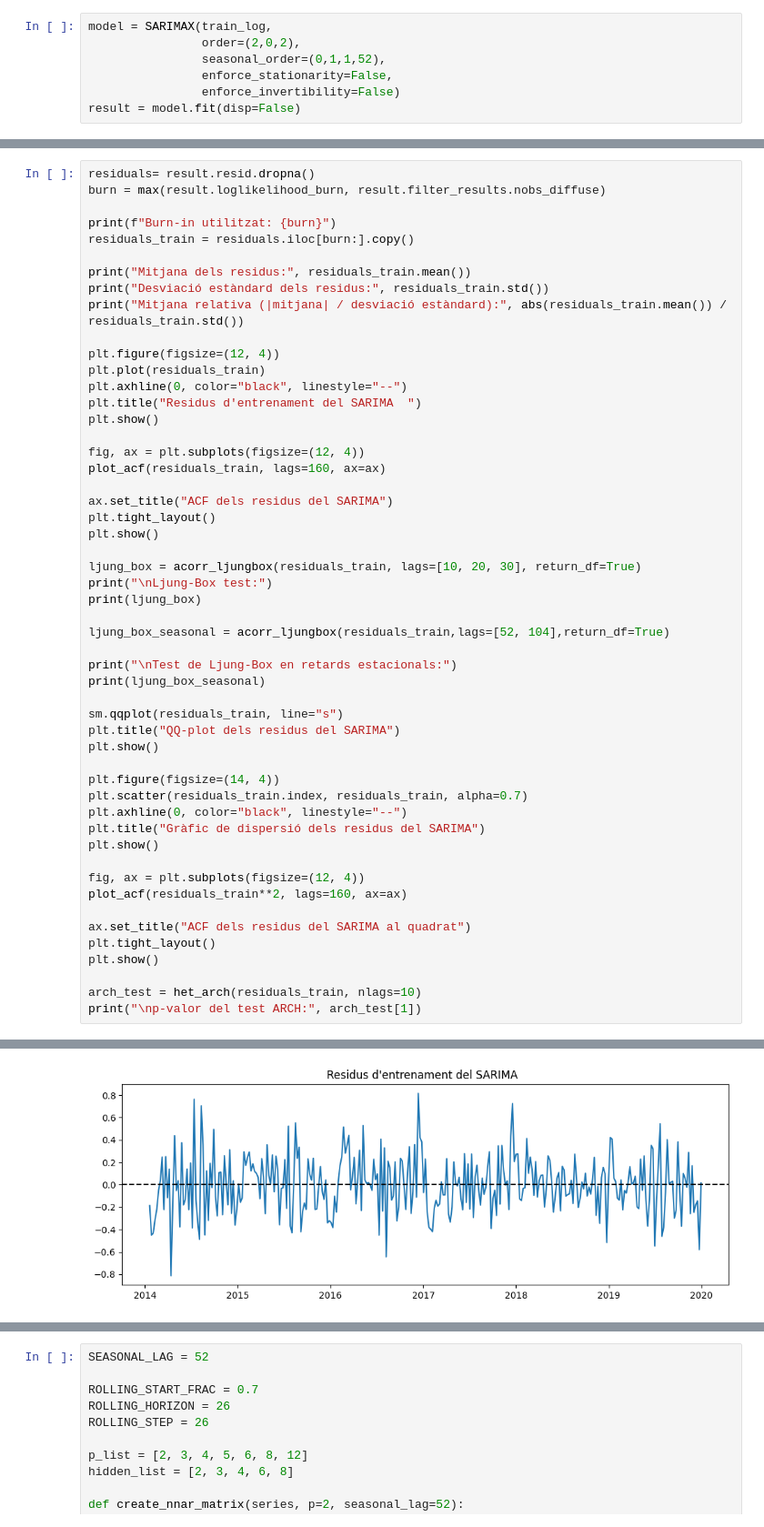
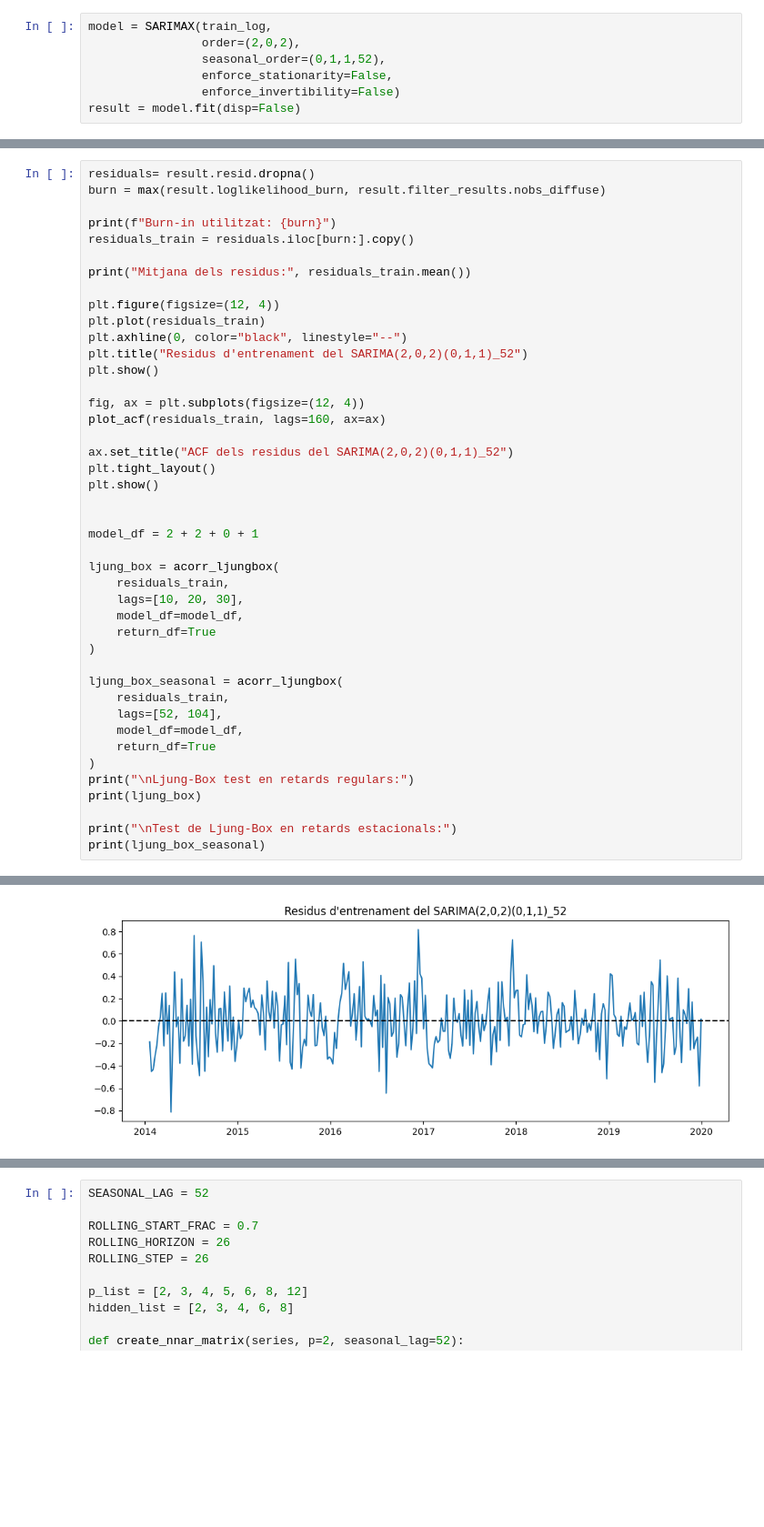
Before and after one commit to NIU1605347/modelitzacio-series-temporals-sarima-hibrid, a Jupyter notebook: notebooks/01_HIBRID_serie1.ipynb, the cells around one changed output, grey strips where cells are left out. Shown at 91% size. Saved outputs shown, nothing was run; the diff lists cells and outputs as text; blank space fills up the shorter version.

```diff
--- a/notebooks/01_HIBRID_serie1.ipynb
+++ b/notebooks/01_HIBRID_serie1.ipynb
@@ -118,50 +97,41 @@ print(f"Burn-in utilitzat: {burn}")
 residuals_train = residuals.iloc[burn:].copy()
 
 print("Mitjana dels residus:", residuals_train.mean())
-print("Desviació estàndard dels residus:", residuals_train.std())
-print("Mitjana relativa (|mitjana| / desviació estàndard):", abs(residuals_train.mean()) / residuals_train.std())
 
 plt.figure(figsize=(12, 4))
 plt.plot(residuals_train)
 plt.axhline(0, color="black", linestyle="--")
-plt.title("Residus d'entrenament del SARIMA  ")
+plt.title("Residus d'entrenament del SARIMA(2,0,2)(0,1,1)_52")
 plt.show()
 
 fig, ax = plt.subplots(figsize=(12, 4))
 plot_acf(residuals_train, lags=160, ax=ax)
 
-ax.set_title("ACF dels residus del SARIMA")
+ax.set_title("ACF dels residus del SARIMA(2,0,2)(0,1,1)_52")
 plt.tight_layout()
 plt.show()
 
-ljung_box = acorr_ljungbox(residuals_train, lags=[10, 20, 30], return_df=True)
-print("\nLjung-Box test:")
+
+model_df = 2 + 2 + 0 + 1
+
+ljung_box = acorr_ljungbox(
+    residuals_train,
+    lags=[10, 20, 30],
+    model_df=model_df,
+    return_df=True
+)
+
+ljung_box_seasonal = acorr_ljungbox(
+    residuals_train,
+    lags=[52, 104],
+    model_df=model_df,
+    return_df=True
+)
+print("\nLjung-Box test en retards regulars:")
 print(ljung_box)
-
-ljung_box_seasonal = acorr_ljungbox(residuals_train,lags=[52, 104],return_df=True)
 
 print("\nTest de Ljung-Box en retards estacionals:")
 print(ljung_box_seasonal)
-
-sm.qqplot(residuals_train, line="s")
-plt.title("QQ-plot dels residus del SARIMA")
-plt.show()
-
-plt.figure(figsize=(14, 4))
-plt.scatter(residuals_train.index, residuals_train, alpha=0.7)
-plt.axhline(0, color="black", linestyle="--")
-plt.title("Gràfic de dispersió dels residus del SARIMA")
-plt.show()
-
-fig, ax = plt.subplots(figsize=(12, 4))
-plot_acf(residuals_train**2, lags=160, ax=ax)
-
-ax.set_title("ACF dels residus del SARIMA al quadrat")
-plt.tight_layout()
-plt.show()
-
-arch_test = het_arch(residuals_train, nlags=10)
-print("\np-valor del test ARCH:", arch_test[1])
 # %% [output]
 Burn-in utilitzat: 107
 Mitjana dels residus: 0.001068173749429341
@@ -170 +138 @@ Mitjana relativa (|mitjana| / desviació estàndard): 0.004174176457637785
-[figure, old version]
+[figure, new version]
```
Also changed, not shown: parts of 18 cells of this notebook, 3 other files.
